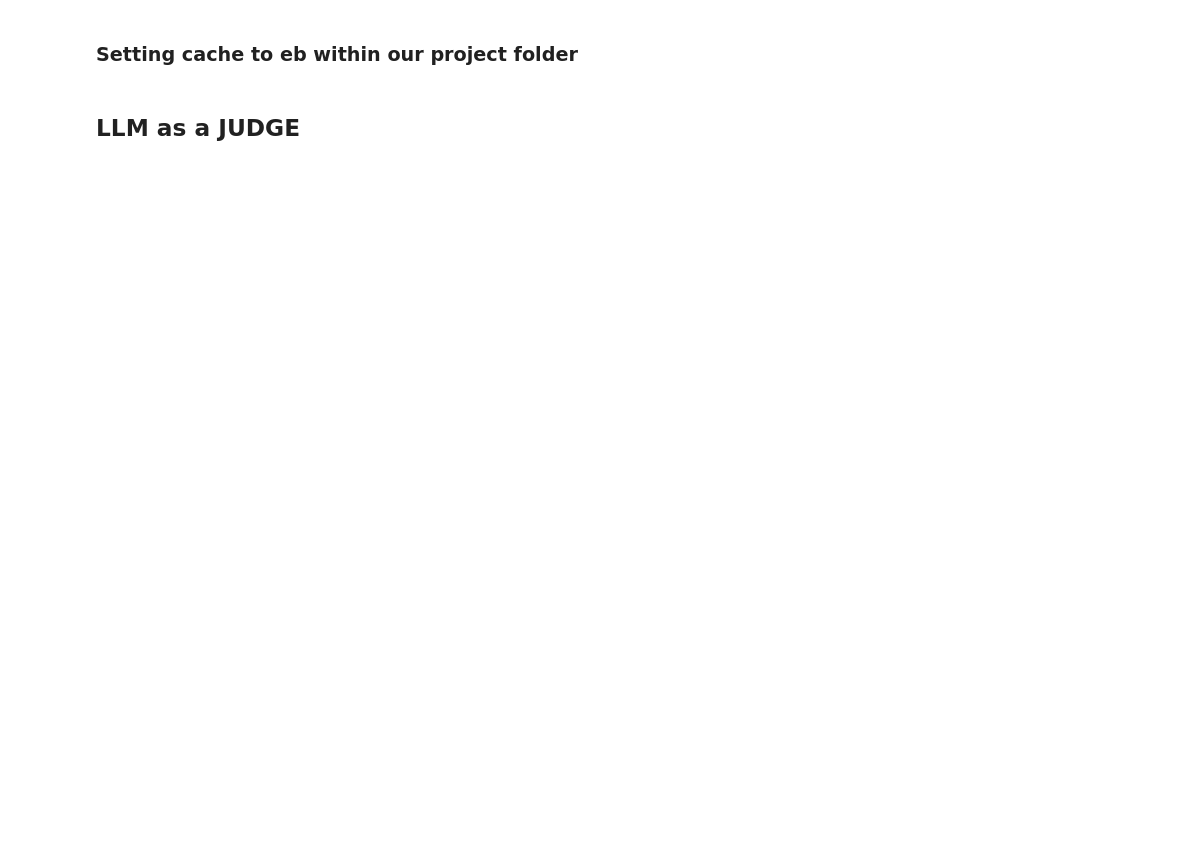
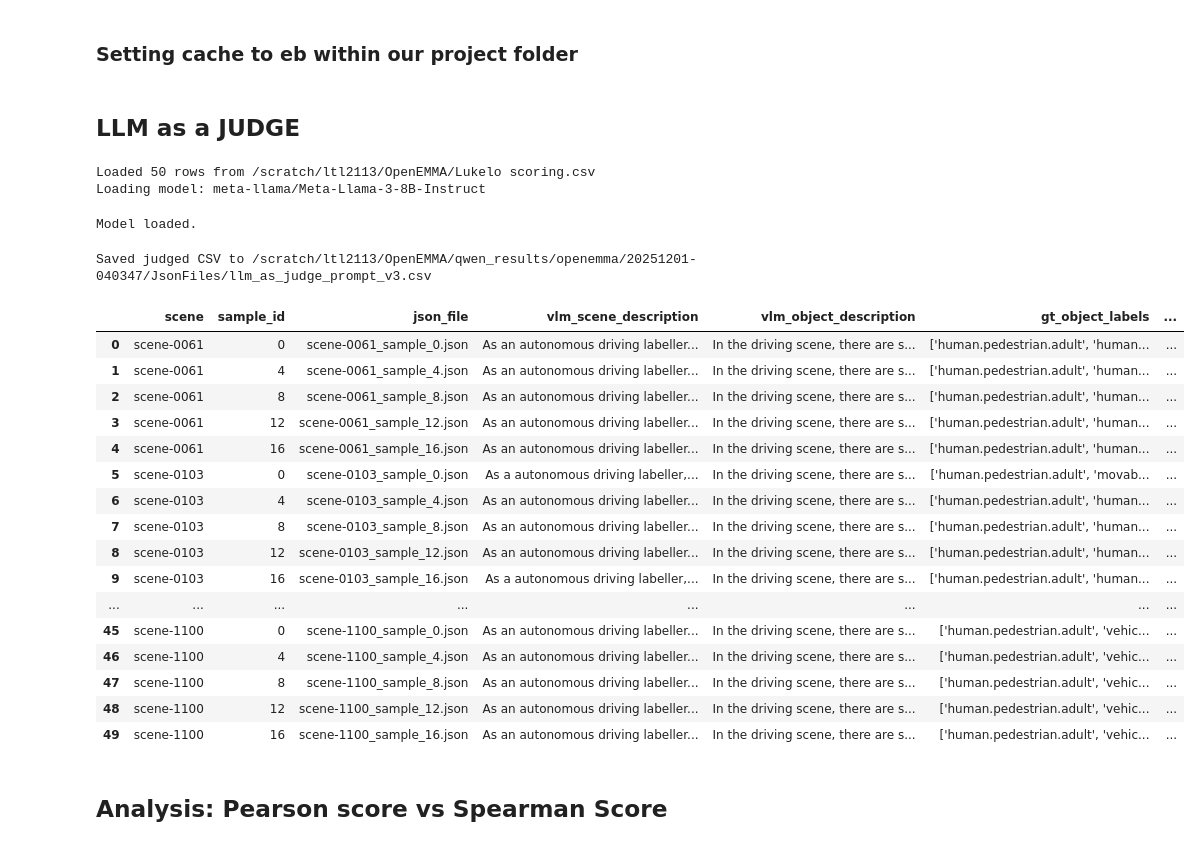
Before and after one commit to Kelo2000/OpenEMMA, a Jupyter notebook: llm_as_judge_evaluation.ipynb, the cells around one changed output. Cells and saved outputs as stored; diff of their text form; code cells hidden in the pictures; blank space fills up the shorter version.

```diff
--- a/llm_as_judge_evaluation.ipynb
+++ b/llm_as_judge_evaluation.ipynb
@@ -329,9 +503,32 @@ def run_llm_judge(
 # %%
 run_llm_judge(
-    input_dir="/home/jovyan/OpenEMMA/data/JSON_file",
+    input_csv="/scratch/ltl2113/OpenEMMA/Lukelo scoring.csv",
     model_id="meta-llama/Meta-Llama-3-8B-Instruct",
-    output_csv="/home/jovyan/OpenEMMA/data/trial_llm_as_judge",
-    max_files=2,
+    output_csv="/scratch/ltl2113/OpenEMMA/qwen_results/openemma/20251201-040347/JsonFiles/llm_as_judge_prompt_v3.csv",
     temperature=0.2,
     max_new_tokens=300,
 )
+# %% [output]
+Loaded 50 rows from /scratch/ltl2113/OpenEMMA/Lukelo scoring.csv
+Loading model: meta-llama/Meta-Llama-3-8B-Instruct
+Model loaded.
+Saved judged CSV to /scratch/ltl2113/OpenEMMA/qwen_results/openemma/20251201-040347/JsonFiles/llm_as_judge_prompt_v3.csv
+|  | scene | sample_id | json_file | vlm_scene_description | vlm_object_description | gt_object_labels | ... |
+| 0 | scene-0061 | 0 | scene-0061_sample_0.json | As an autonomous driving labeller... | In the driving scene, there are s... | ['human.pedestrian.adult', 'human... | ... |
+| 1 | scene-0061 | 4 | scene-0061_sample_4.json | As an autonomous driving labeller... | In the driving scene, there are s... | ['human.pedestrian.adult', 'human... | ... |
+| 2 | scene-0061 | 8 | scene-0061_sample_8.json | As an autonomous driving labeller... | In the driving scene, there are s... | ['human.pedestrian.adult', 'human... | ... |
+| 3 | scene-0061 | 12 | scene-0061_sample_12.json | As an autonomous driving labeller... | In the driving scene, there are s... | ['human.pedestrian.adult', 'human... | ... |
+| 4 | scene-0061 | 16 | scene-0061_sample_16.json | As an autonomous driving labeller... | In the driving scene, there are s... | ['human.pedestrian.adult', 'human... | ... |
+| 5 | scene-0103 | 0 | scene-0103_sample_0.json | As a autonomous driving labeller,... | In the driving scene, there are s... | ['human.pedestrian.adult', 'movab... | ... |
+| 6 | scene-0103 | 4 | scene-0103_sample_4.json | As an autonomous driving labeller... | In the driving scene, there are s... | ['human.pedestrian.adult', 'human... | ... |
+| 7 | scene-0103 | 8 | scene-0103_sample_8.json | As an autonomous driving labeller... | In the driving scene, there are s... | ['human.pedestrian.adult', 'human... | ... |
+| 8 | scene-0103 | 12 | scene-0103_sample_12.json | As an autonomous driving labeller... | In the driving scene, there are s... | ['human.pedestrian.adult', 'human... | ... |
+| 9 | scene-0103 | 16 | scene-0103_sample_16.json | As a autonomous driving labeller,... | In the driving scene, there are s... | ['human.pedestrian.adult', 'human... | ... |
+| ... | ... | ... | ... | ... | ... | ... | ... |
+| 45 | scene-1100 | 0 | scene-1100_sample_0.json | As an autonomous driving labeller... | In the driving scene, there are s... | ['human.pedestrian.adult', 'vehic... | ... |
+| 46 | scene-1100 | 4 | scene-1100_sample_4.json | As an autonomous driving labeller... | In the driving scene, there are s... | ['human.pedestrian.adult', 'vehic... | ... |
+| 47 | scene-1100 | 8 | scene-1100_sample_8.json | As an autonomous driving labeller... | In the driving scene, there are s... | ['human.pedestrian.adult', 'vehic... | ... |
+| 48 | scene-1100 | 12 | scene-1100_sample_12.json | As an autonomous driving labeller... | In the driving scene, there are s... | ['human.pedestrian.adult', 'vehic... | ... |
+| 49 | scene-1100 | 16 | scene-1100_sample_16.json | As an autonomous driving labeller... | In the driving scene, there are s... | ['human.pedestrian.adult', 'vehic... | ... |
+# %% [markdown]
+## Analysis: Pearson score vs Spearman Score
```
Also changed, not shown: parts of 7 cells of this notebook, 1 other file.
